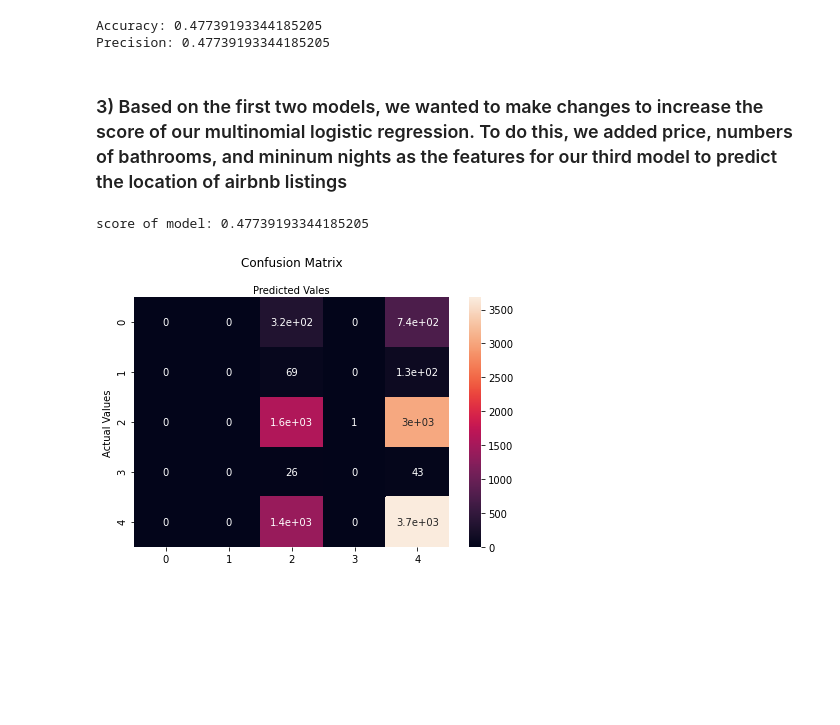
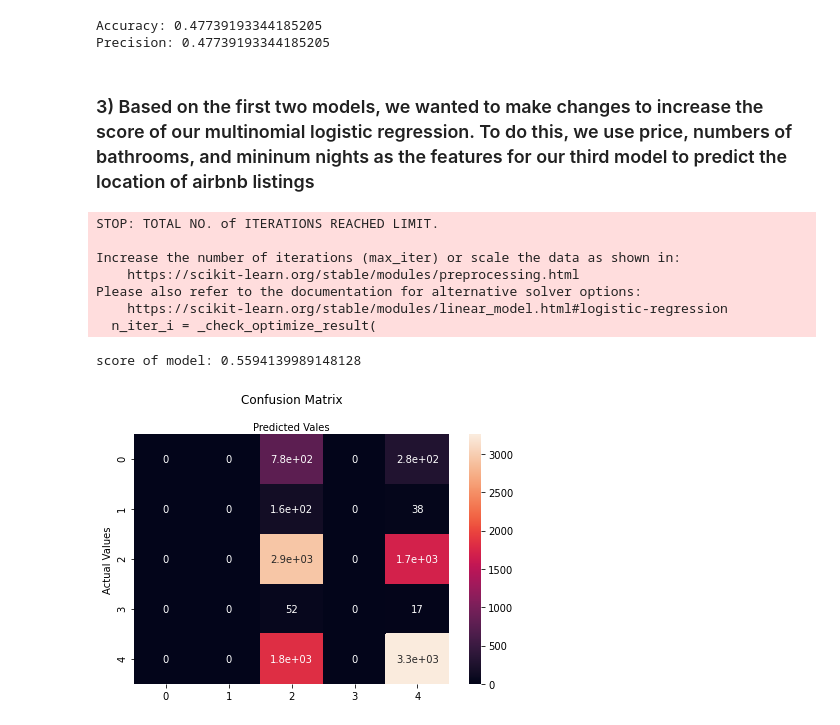
Before and after one commit to clarizamayo/Airbnb_Data_Analysis, a Jupyter notebook: machine-learning-model.ipynb, the cells around one changed output. Saved outputs shown, nothing was run; the diff lists cells and outputs as text; code cells hidden in the pictures; blank space fills up the shorter version.

Commit message:
editing logistic regression models + editing notebook

```diff
--- a/machine-learning-model.ipynb
+++ b/machine-learning-model.ipynb
@@ -122,5 +104,5 @@ df.rename(columns = {'staten island': 'staten_island'}, inplace = True)
 # %%
-dct = {'Queens':0, 'Bronx':1, 'Brooklyn':2,'Staten Island':3,'Manhattan':4}
+dct = {'Q  'Bronx':1, 'Brooklyn':2,'Staten Island':3,'Manhattan':4}
 
 df["borough_num"] = df["borough"].apply(lambda x: dct[x])
 # %%
@@ -548,35 +447,43 @@ print(f"Precision: {precision_score(y_testing, y_predicting, average='micro')}")
 Accuracy: 0.47739193344185205
 Precision: 0.47739193344185205
 # %% [markdown]
-### 3) Based on the first two models, we wanted to make changes to increase the score of our multinomial logistic regression. To do this, we added price, numbers of bathrooms, and mininum nights as the features for our third model to predict the location of airbnb listings
+### 3) Based on the first two models, we wanted to make changes to increase the score of our multinomial logistic regression. To do this, we use price, numbers of bathrooms, and mininum nights as the features for our third model to predict the location of airbnb listings
 # %%
 new_features = no_outliers_df[['price', 'bathrooms', 'minimum_nights']]
 
 #we split the dataset into testing and training set
 xval_train, xval_test, yval_train, yval_test = train_test_split(new_features, dependent, test_size=.25, random_state=0)
-model = LogisticRegression(solver = 'lbfgs', multi_class='multinomial', max_iter=2000)
-model.fit(x_training,y_training)
-print(f'score of model: {model.score(x_testing, y_testing)}')
+model = LogisticRegression(solver = 'lbfgs', multi_class='multinomial', max_iter=100)
+model.fit(xval_train,yval_train)
+print(f'score of model: {model.score(xval_test, yval_test)}')
+
 
 #creating confusion matrix to evaluate performance of the model
-y_predicting = model.predict(x_testing)
-third_matrix = confusion_matrix(y_testing, y_predicting)
+y_predicting = model.predict(xval_test)
+third_matrix = confusion_matrix(yval_test, y_predicting)
 
 
 class_names = [1,2,3,4,5]
 
 fig, ax = plt.subplots()
 tick_marks = np.arange(len(class_names))
 sns.heatmap(pd.DataFrame(third_matrix), annot=True)
 ax.xaxis.set_label_position("top")
 plt.tight_layout()
 plt.title("Confusion Matrix", y=1.1)
 plt.ylabel("Actual Values")
 plt.xlabel("Predicted Vales")
 plt.show()
 # %% [output]
-score of model: 0.47739193344185205
+STOP: TOTAL NO. of ITERATIONS REACHED LIMIT.
+
+Increase the number of iterations (max_iter) or scale the data as shown in:
+    https://scikit-learn.org/stable/modules/preprocessing.html
+Please also refer to the documentation for alternative solver options:
+    https://scikit-learn.org/stable/modules/linear_model.html#logistic-regression
+  n_iter_i = _check_optimize_result(
+score of model: 0.5594139989148128
-[figure, old version]
+[figure, new version]
 # %% [markdown]
 # Conclusion
 
```
Also changed, not shown: parts of 36 cells of this notebook, 1 other file.
